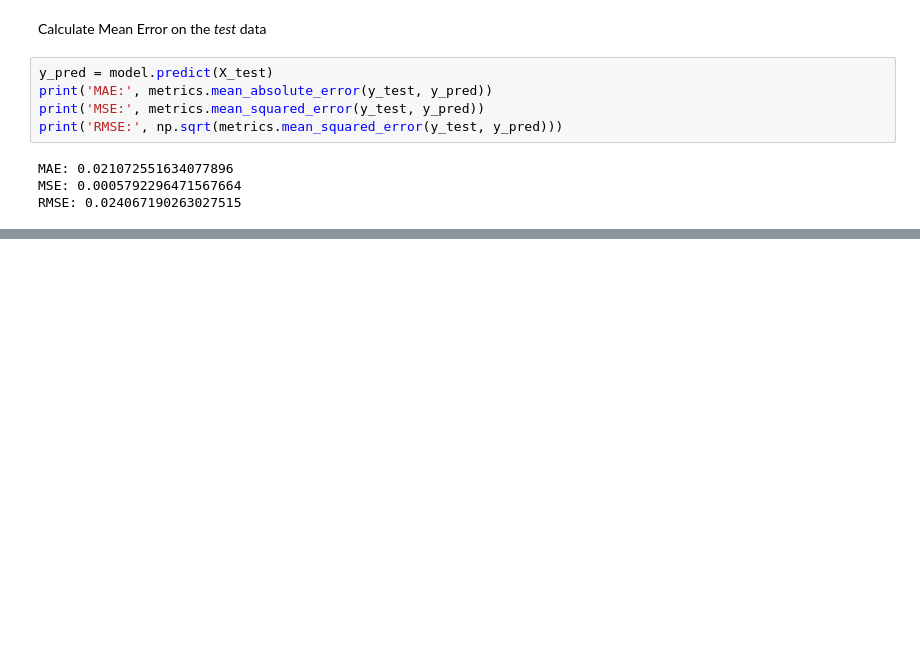
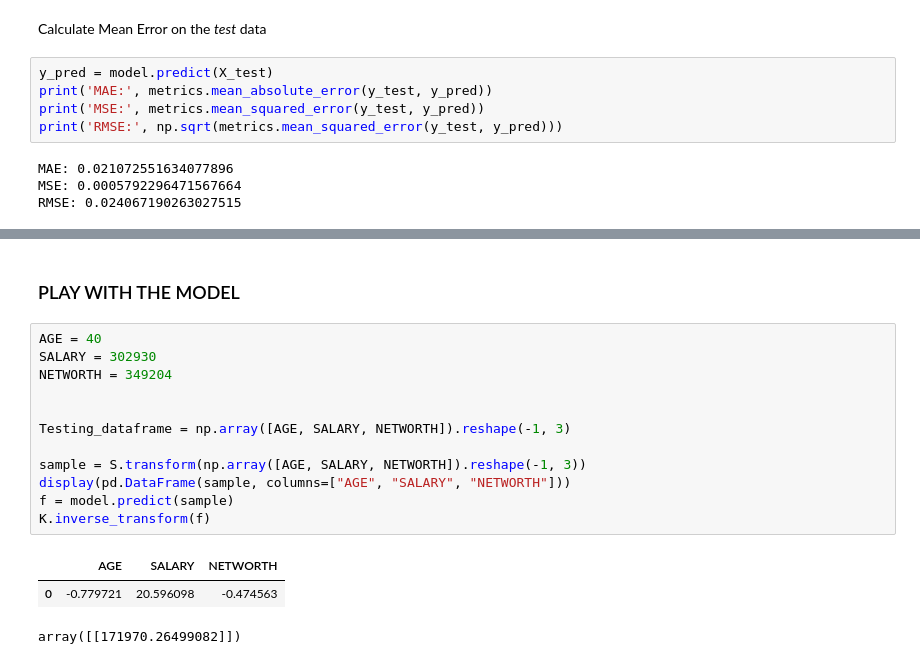
Before and after one commit to natthawit-jan/car_price_prediction_proj, a Jupyter notebook: car_prediction.ipynb, the cells around one changed output, grey strips where cells are left out. Cells and saved outputs as stored; diff of their text form; blank space fills up the shorter version.

Commit message:
Add play ground section to predict y using arbitrary x features

```diff
--- a/car_prediction.ipynb
+++ b/car_prediction.ipynb
@@ -210,2 +211,20 @@ OLS Regression Results
 Notes:
 [1] Standard Errors assume that the covariance matrix of the errors is correctly specified.
+# %% [markdown]
+### PLAY WITH THE MODEL
+# %%
+AGE = 40
+SALARY = 302930
+NETWORTH = 349204
+
+
+Testing_dataframe = np.array([AGE, SALARY, NETWORTH]).reshape(-1, 3)
+
+sample = S.transform(np.array([AGE, SALARY, NETWORTH]).reshape(-1, 3))
+display(pd.DataFrame(sample, columns=["AGE", "SALARY", "NETWORTH"]))
+f = model.predict(sample)
+K.inverse_transform(f)
+# %% [output]
+|  | AGE | SALARY | NETWORTH |
+| 0 | -0.779721 | 20.596098 | -0.474563 |
+array([[171970.26499082]])
```
Also changed, not shown: parts of 4 cells of this notebook.
